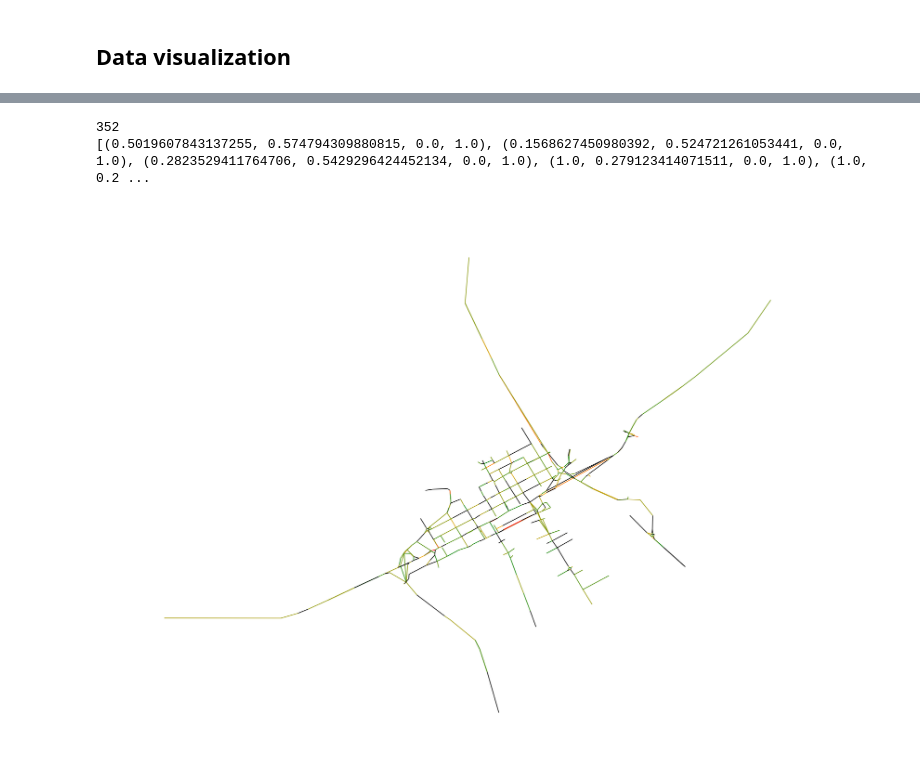
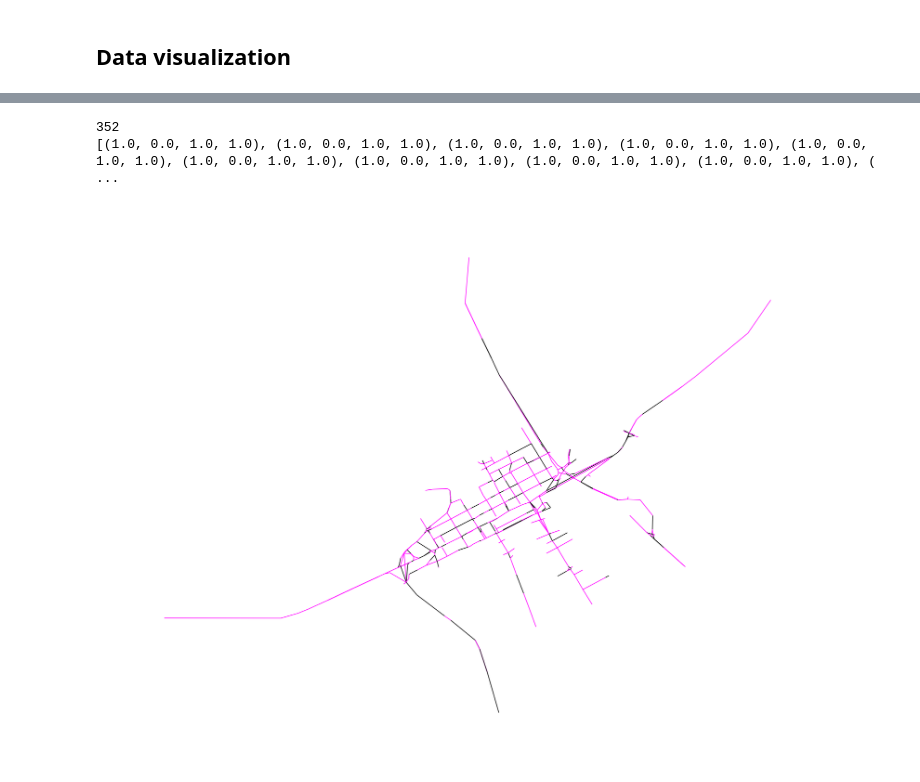
Before and after one commit to Nemesaaa/Projectlab, a Jupyter notebook: gnn.ipynb, the cells around one changed output, grey strips where cells are left out. Drawn from its saved outputs; the diff is of its cells as text; code cells hidden in the pictures.

```diff
--- a/gnn.ipynb
+++ b/gnn.ipynb
@@ -94,6 +95,35 @@ def plot_graph(G):
     nx.draw(G, pos, with_labels=False, node_size=1)
     plt.show()
 
+
+def data_preparation(data, edges_to_hide):
+    prepared_training_data = []
+    prepared_test_data = []
+    summa = 0
+    for graph in data:
+        edge_features = graph.edge_attr
+        max_value = edge_features.max()
+        normalized_edge_features = edge_features / max_value
+        graph.edge_attr = normalized_edge_features
+        graph_test = graph.clone()
+        edge_features_to_sum = graph_test.edge_attr
+        squared_edge_features = edge_features_to_sum**2
+        summa += squared_edge_features.mean()
+        graph.edge_attr[edges_to_hide] = -1
+        prepared_training_data.append(graph)
+        prepared_test_data.append(graph_test)
+
+    return prepared_training_data, prepared_test_data, summa/len(data)
+
+def evaluate_all_graphs(model, prepared_training_data, prepared_test_data, edges_to_hide, criterion):
+    total_loss = 0
+    for i in range(len(prepared_training_data)):
+        output = model(prepared_training_data[i].edge_attr, prepared_training_data[i].edge_index)
+        loss = criterion(output[edges_to_hide], prepared_test_data[i].edge_attr[edges_to_hide])
+        total_loss += loss
+    return total_loss/len(prepared_training_data)
+
+
 Graph = read_sumo_net('s_gyor.net.xml')
 # %%
 G1 = read_sumo_net('s_gyor.net.xml')
@@ -329,7 +375,7 @@ def plot_graph_weight(G):
 
     maxdiff = max(difference)
 
-    cmap = matplotlib.colors.LinearSegmentedColormap.from_list("", ["green","orange", "red"])
+    cmap = matplotlib.colors.LinearSegmentedColormap.from_list("", ["magenta", "magenta", "magenta"])
     colors = [cmap(c/maxdiff) for c in difference]
 
     print(colors)
@@ -346,32 +392,32 @@ def plot_graph_weight(G):
     for i in edges_to_color_edges:
         edges_to_color_by_id.append(G2.edges[i]['edge_id'])
 
     colorindexiter=0
     for edge in G.edges():
         edge_id = G.edges[edge]['edge_id']
 
 
         if edge_id in edges_to_color_by_id:
 
             edge_colors[edge] = colors[colorindexiter]
             colorindexiter+=1
 
     nx.set_edge_attributes(G, edge_colors, 'color')
 
     edge_color_values = [G[u][v]['color'] for u, v in G.edges()]
     options = {
 
 
         "width": 1,
         "edge_cmap": plt.cm.Blues,
         "with_labels": False,
     }
     nx.draw(G, pos, **options, edge_color=edge_color_values, node_size=0)
 
     plt.show()
 
 plot_graph_weight(G2)
 # %% [output]
 352
-[(0.5019607843137255, 0.574794309880815, 0.0, 1.0), (0.1568627450980392, 0.524721261053441, 0.0, 1.0), (0.2823529411764706, 0.5429296424452134, 0.0, 1.0), (1.0, 0.279123414071511, 0.0, 1.0), (1.0, 0.2 ...
+[(1.0, 0.0, 1.0, 1.0), (1.0, 0.0, 1.0, 1.0), (1.0, 0.0, 1.0, 1.0), (1.0, 0.0, 1.0, 1.0), (1.0, 0.0, 1.0, 1.0), (1.0, 0.0, 1.0, 1.0), (1.0, 0.0, 1.0, 1.0), (1.0, 0.0, 1.0, 1.0), (1.0, 0.0, 1.0, 1.0), ( ...
-[figure, old version]
+[figure, new version]
```
Also changed, not shown: parts of 10 cells of this notebook, 4 other files.
